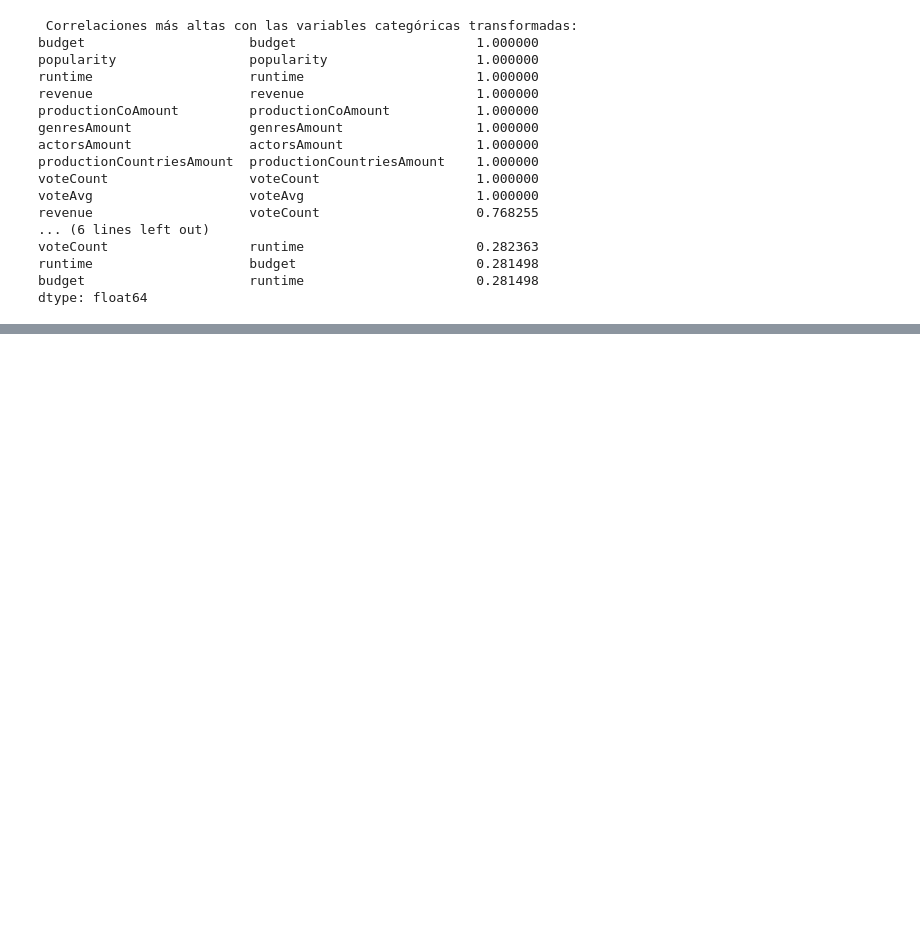
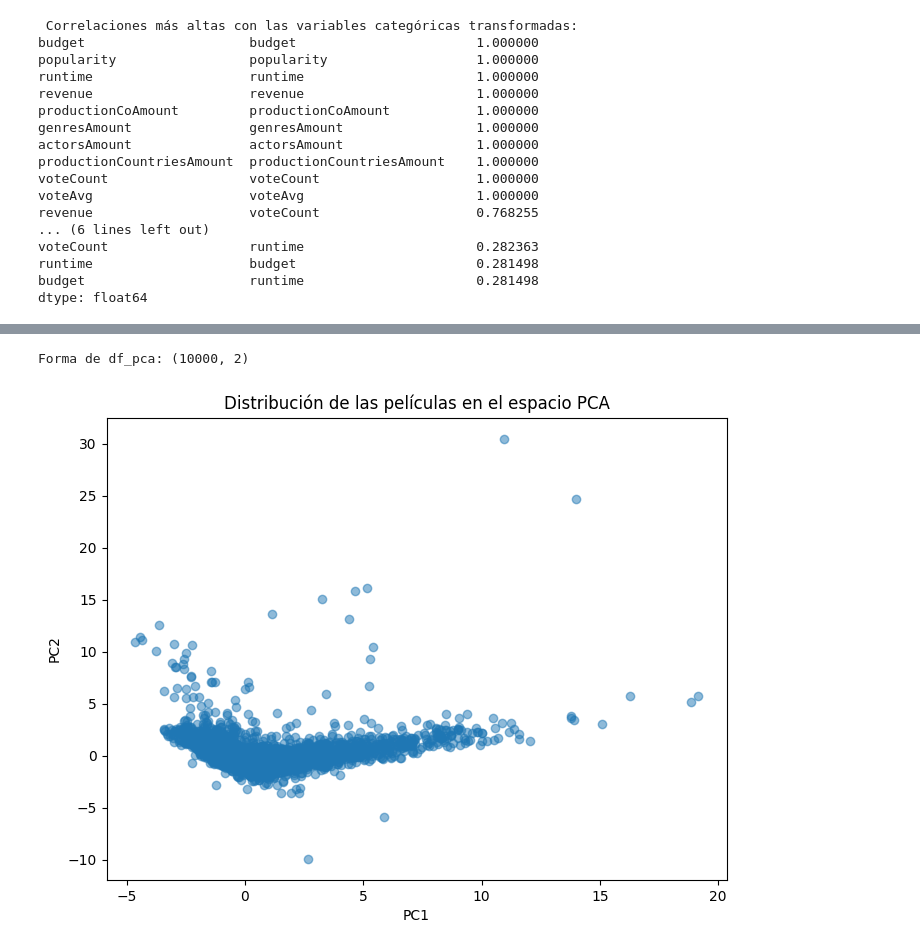
Before and after one commit to EstebanZG999/HT2Mineria, a Jupyter notebook: src/raw_ejercicios/PCA.ipynb, the cells around one changed output, grey strips where cells are left out. Saved outputs shown, nothing was run; the diff lists cells and outputs as text; code cells hidden in the pictures; blank space fills up the shorter version.

```diff
--- a/src/raw_ejercicios/PCA.ipynb
+++ b/src/raw_ejercicios/PCA.ipynb
@@ -107,0 +191,16 @@ dtype: float64
+# %%
+# Aplicar PCA con las primeras dos componentes
+pca = PCA(n_components=2)
+df_pca = pca.fit_transform(df_scaled)  # Asegúrate de que df_scaled está definido
+
+print("Forma de df_pca:", df_pca.shape)  # Debe tener dos columnas
+
+plt.figure(figsize=(8,6))
+plt.scatter(df_pca[:, 0], df_pca[:, 1], alpha=0.5)
+plt.xlabel("PC1")
+plt.ylabel("PC2")
+plt.title("Distribución de las películas en el espacio PCA")
+plt.show()
+# %% [output]
+Forma de df_pca: (10000, 2)
+[figure, added]
```
Also changed, not shown: parts of 2 cells of this notebook.
